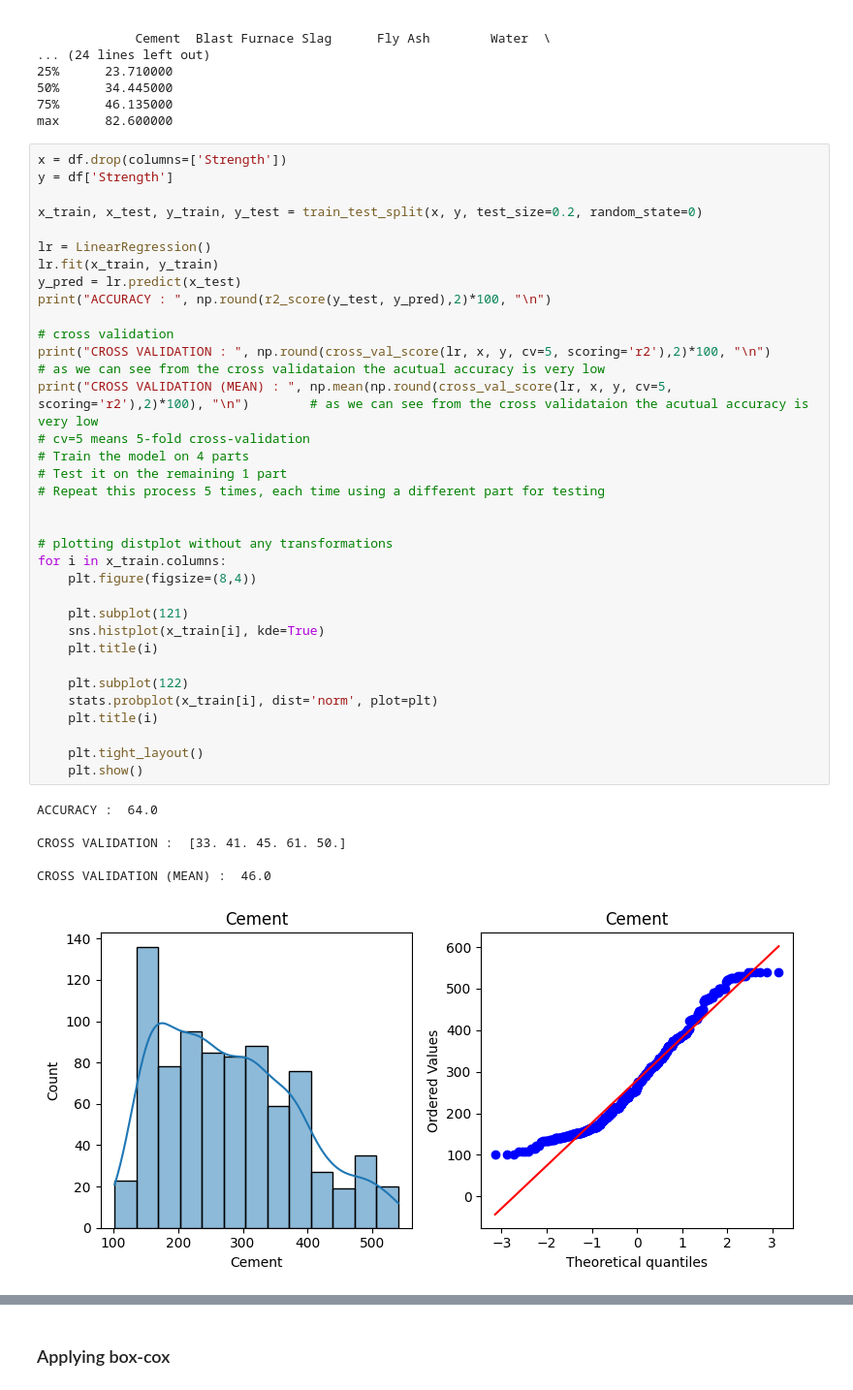
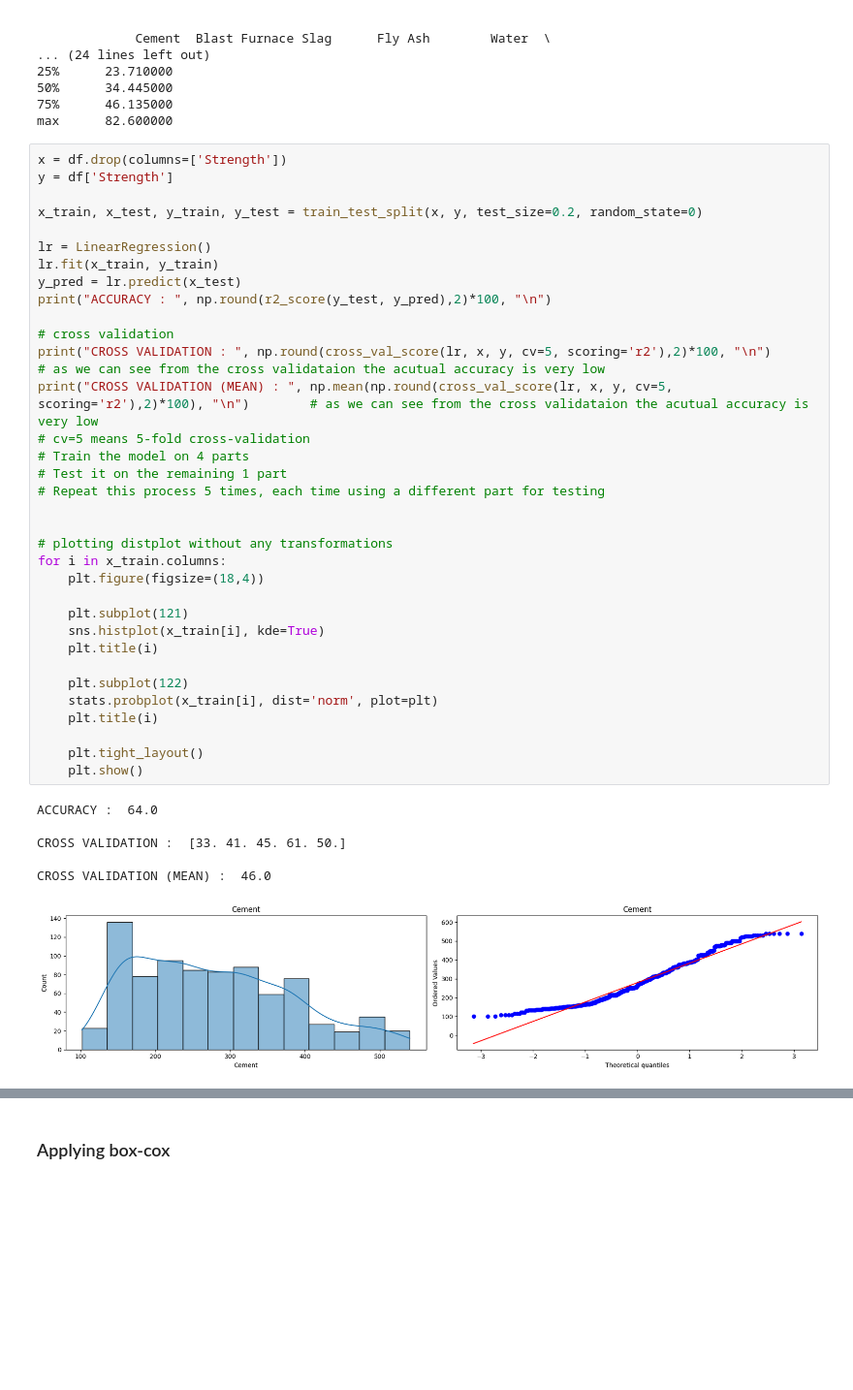
Before and after one commit to Ashura369/Python_and_Data_Science, a Jupyter notebook: 0 ML lecture/9_7 power transformers.ipynb, the cells around one changed output, grey strips where cells are left out. Shown at 97% size. Cells and saved outputs as stored; diff of their text form; blank space fills up the shorter version.

```diff
--- a/0 ML lecture/9_7 power transformers.ipynb
+++ b/0 ML lecture/9_7 power transformers.ipynb
@@ -69,32 +150,32 @@ y_pred = lr.predict(x_test)
 print("ACCURACY : ", np.round(r2_score(y_test, y_pred),2)*100, "\n")
 
 # cross validation
 print("CROSS VALIDATION : ", np.round(cross_val_score(lr, x, y, cv=5, scoring='r2'),2)*100, "\n")        # as we can see from the cross validataion the acutual accuracy is very low
 print("CROSS VALIDATION (MEAN) : ", np.mean(np.round(cross_val_score(lr, x, y, cv=5, scoring='r2'),2)*100), "\n")        # as we can see from the cross validataion the acutual accuracy is very low
 # cv=5 means 5-fold cross-validation
 # Train the model on 4 parts
 # Test it on the remaining 1 part
 # Repeat this process 5 times, each time using a different part for testing
 
 
 # plotting distplot without any transformations
 for i in x_train.columns:
-    plt.figure(figsize=(8,4))
+    plt.figure(figsize=(18,4))
 
     plt.subplot(121)
     sns.histplot(x_train[i], kde=True)
     plt.title(i)
 
     plt.subplot(122)
     stats.probplot(x_train[i], dist='norm', plot=plt)
     plt.title(i)
 
     plt.tight_layout()
     plt.show()
 # %% [output]
 ACCURACY :  64.0
 
 CROSS VALIDATION :  [33. 41. 45. 61. 50.]
 
 CROSS VALIDATION (MEAN) :  46.0
-[figure, old version]
+[figure, new version]
```
Also changed, not shown: parts of 3 cells of this notebook, 1 other file.
